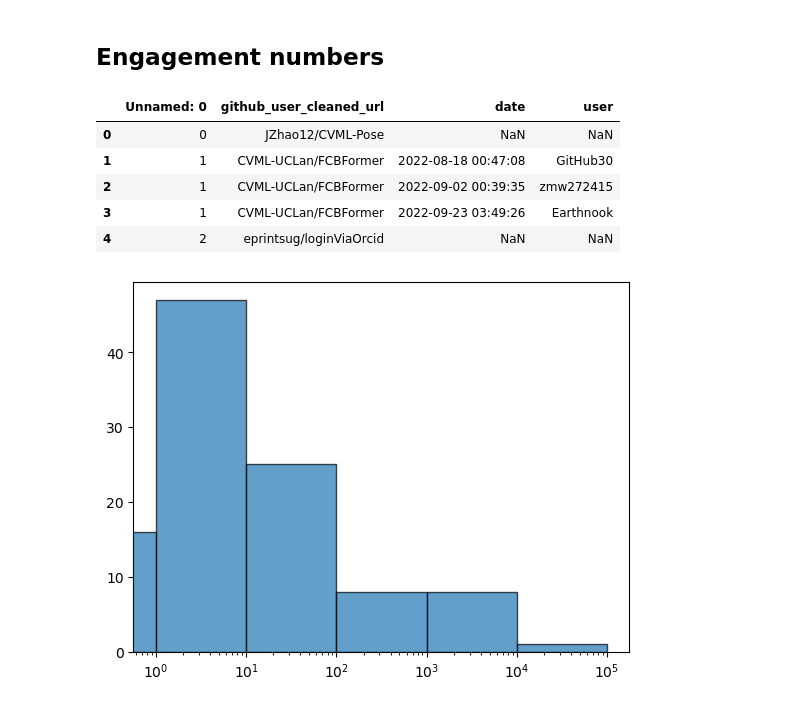
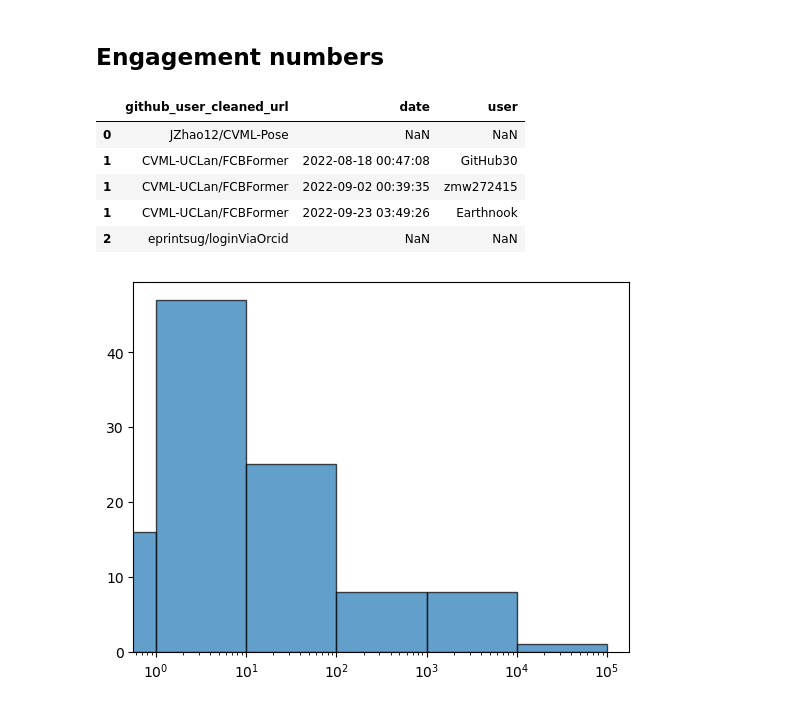
Before and after one commit to softwaresaved/rse-repo-analysis, a Jupyter notebook: analysis/github.ipynb, the cells around one changed output. Saved outputs shown, nothing was run; the diff lists cells and outputs as text; code cells hidden in the pictures.

```diff
--- a/analysis/github.ipynb
+++ b/analysis/github.ipynb
@@ -12,15 +12,15 @@ from matplotlib import pyplot as plt
 # %% [markdown]
 ## Engagement numbers
 # %%
-stars_df = pd.read_csv("../data/analysis/stars.csv")
+stars_df = pd.read_csv("../data/analysis/stars.csv", index_col=0)
 stars_df.head()
 # %% [output]
-|  | Unnamed: 0 | github_user_cleaned_url | date | user |
-| 0 | 0 | JZhao12/CVML-Pose | NaN | NaN |
-| 1 | 1 | CVML-UCLan/FCBFormer | 2022-08-18 00:47:08 | GitHub30 |
-| 2 | 1 | CVML-UCLan/FCBFormer | 2022-09-02 00:39:35 | zmw272415 |
-| 3 | 1 | CVML-UCLan/FCBFormer | 2022-09-23 03:49:26 | Earthnook |
-| 4 | 2 | eprintsug/loginViaOrcid | NaN | NaN |
+|  | github_user_cleaned_url | date | user |
+| 0 | JZhao12/CVML-Pose | NaN | NaN |
+| 1 | CVML-UCLan/FCBFormer | 2022-08-18 00:47:08 | GitHub30 |
+| 1 | CVML-UCLan/FCBFormer | 2022-09-02 00:39:35 | zmw272415 |
+| 1 | CVML-UCLan/FCBFormer | 2022-09-23 03:49:26 | Earthnook |
+| 2 | eprintsug/loginViaOrcid | NaN | NaN |
 # %%
 bins = np.hstack([0, 10**(np.arange(0,6))])
 counts, bins, _ = plt.hist(stars_df.groupby("github_user_cleaned_url").count()["user"], bins=bins, ec="black", alpha=0.7)
```
Also changed, not shown: parts of 3 cells of this notebook, 7 other files.
